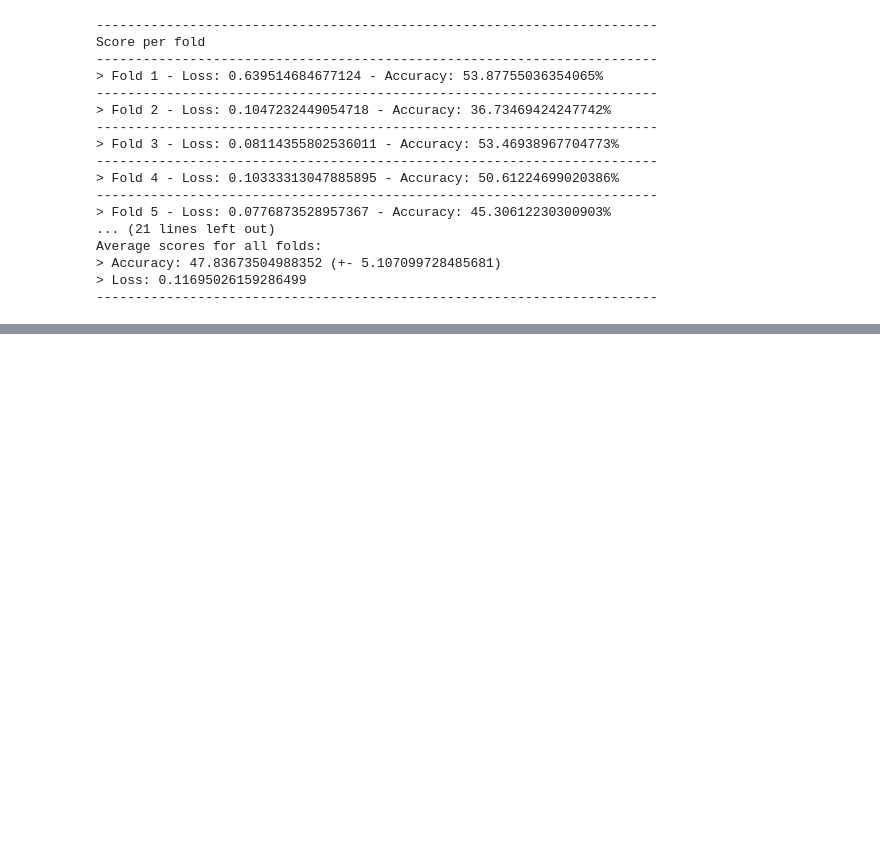
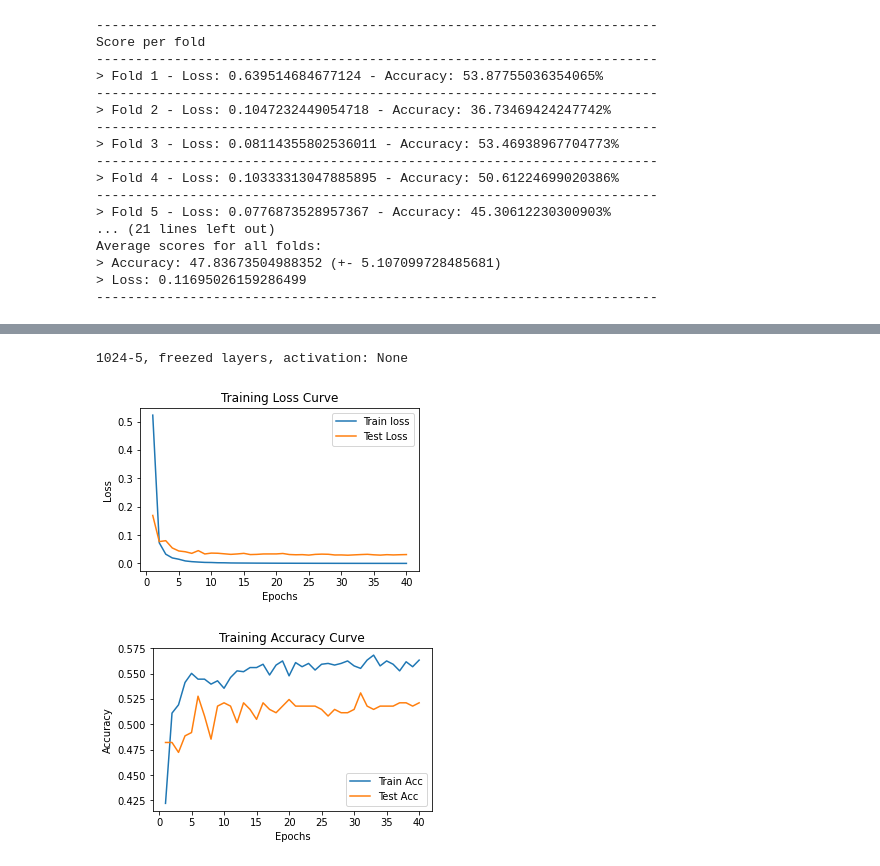
Before and after one commit to mafaldasalomao/Multilabel_classification_POCUS, a Jupyter notebook: multilabel_tf.ipynb, the cells around one changed output, grey strips where cells are left out. Drawn from its saved outputs; the diff is of its cells as text; code cells hidden in the pictures; blank space fills up the shorter version.

```diff
--- a/multilabel_tf.ipynb
+++ b/multilabel_tf.ipynb
@@ -519,0 +514,7 @@ _________________________________________________________________
+# %%
+print("2048-5, freezed layers, activation: None")
+plot_curves(history)
+# %% [output]
+1024-5, freezed layers, activation: None
+[figure, added]
+[figure, added]
```
Also changed, not shown: parts of 8 cells of this notebook.
